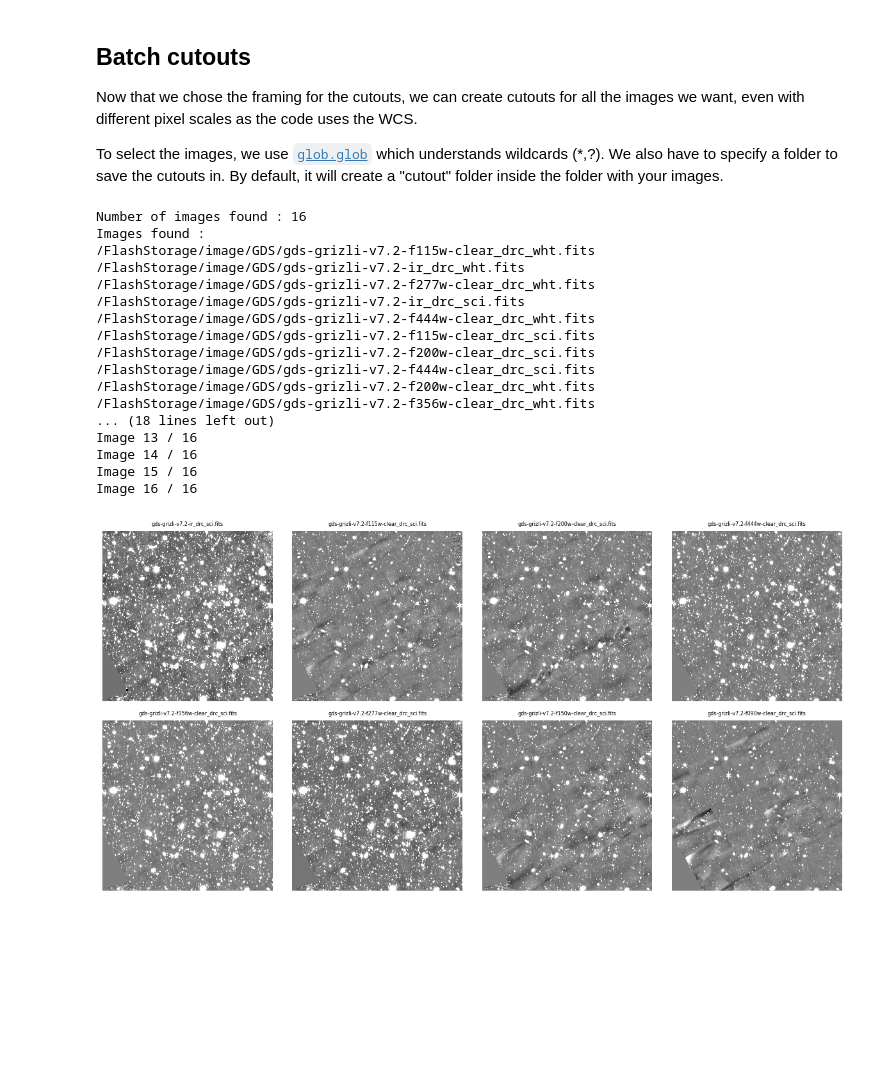
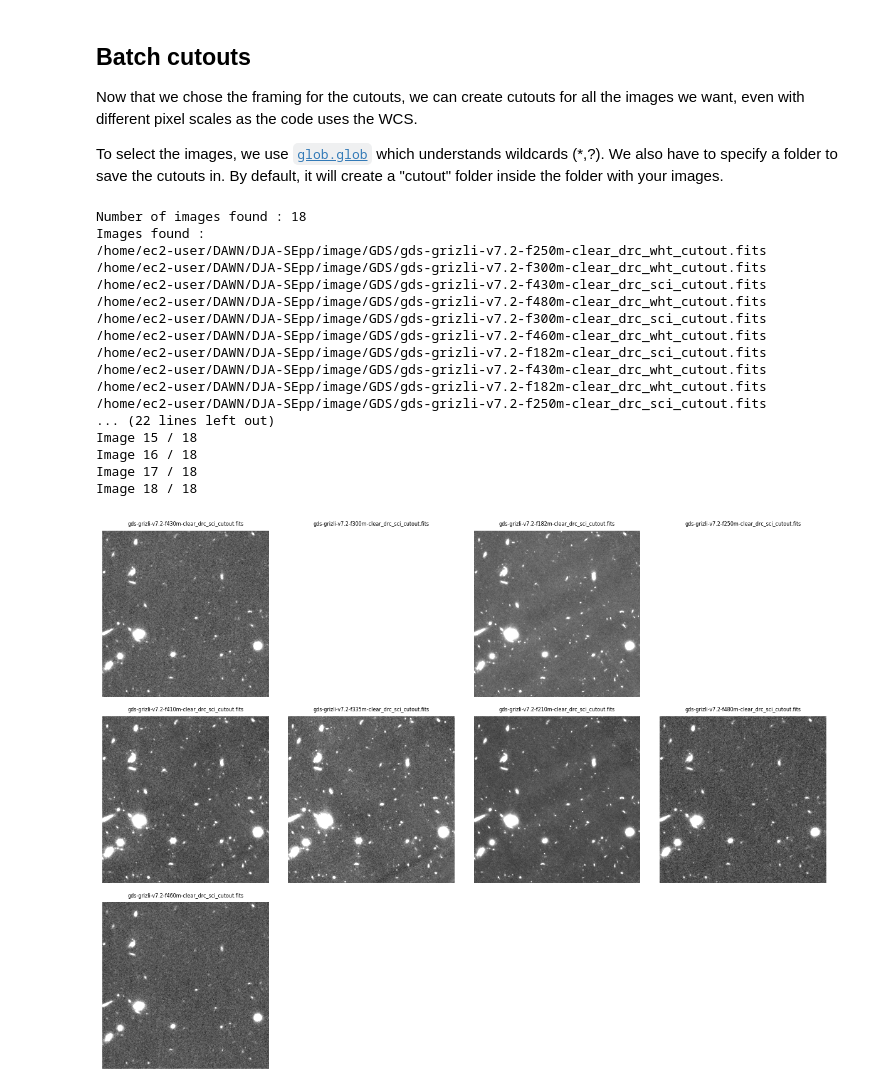
Before and after one commit to AstroAure/DJA-SEpp, a Jupyter notebook: 00.2_Cutout.ipynb, the cells around one changed output. Saved outputs shown, nothing was run; the diff lists cells and outputs as text; code cells hidden in the pictures; blank space fills up the shorter version.

```diff
--- a/00.2_Cutout.ipynb
+++ b/00.2_Cutout.ipynb
@@ -46,8 +46,8 @@ def add_good_scalebar(ax, wcs, color='white', fraction=0.25, corner='bottom righ
     size = good_values[np.argmin(dist)]
     add_scalebar(ax, size, label=f"{size:latex}", color=color, fontproperties=FontProperties(size='x-large'), label_top=True, pad=pad, corner=corner)
 # %%
-filename = f"/FlashStorage/image/GDS/gds-grizli-v7.2-f444w-clear_drc_sci.fits"
-# filename = f"/home/ec2-user/DAWN/DJA-SEpp/image/GDS/gds-grizli-v7.2-f200w-clear_drc_sci_cutout.fits"
+# filename = f"/FlashStorage/image/GDS/gds-grizli-v7.2-f444w-clear_drc_sci.fits"
+filename = f"/home/ec2-user/DAWN/DJA-SEpp/image/GDS/gds-grizli-v7.2-f200w-clear_drc_sci_cutout.fits"
 
 hdu = fits.open(filename, memmap=True)[0]
 wcs = WCS(hdu.header)
@@ -55,7 +55,7 @@ wcs = WCS(hdu.header)
 center = SkyCoord('53.17 -27.78', frame='icrs', unit='deg') # GDS
 # center = SkyCoord('10h00m35s 02d20m00s', frame='icrs') # COSMOS
 # center = SkyCoord('14h19m45s 52d54m00s', frame='icrs') # CEERS
-size=u.Quantity((4.0,4.0), u.arcmin)
+size=u.Quantity((2.0,2.0), u.arcmin)
 
 cutout = Cutout2D(hdu.data,
                   position=center, size=size,
@@ -151,29 +151,29 @@ def save_cutouts(generic_filename   : str,
 # %%
 center = SkyCoord('53.17 -27.78', frame='icrs', unit='deg') # GDS
 # center = SkyCoord('10h00m35s 02d20m00s', frame='icrs') # COSMOS
 # center = SkyCoord('14h19m39s 52d54m00s', frame='icrs') # CEERS
-size=u.Quantity((4.0,4.0), u.arcmin)
+size=u.Quantity((0.5,0.5), u.arcmin)
 
-save_cutouts(generic_filename="/FlashStorage/image/GDS/*.fits",
+save_cutouts(generic_filename="/home/ec2-user/DAWN/DJA-SEpp/image/GDS/*f*m*.fits",
              center=center, size=size,
-             save_folder="/FlashStorage/image/GDS",
+             save_folder="//home/ec2-user/DAWN/DJA-SEpp/image/GDS",
              plot=True, plot_str="sci", verbose=True)
 # %% [output]
-Number of images found : 16
+Number of images found : 18
 Images found :
-/FlashStorage/image/GDS/gds-grizli-v7.2-f115w-clear_drc_wht.fits
-/FlashStorage/image/GDS/gds-grizli-v7.2-ir_drc_wht.fits
-/FlashStorage/image/GDS/gds-grizli-v7.2-f277w-clear_drc_wht.fits
-/FlashStorage/image/GDS/gds-grizli-v7.2-ir_drc_sci.fits
-/FlashStorage/image/GDS/gds-grizli-v7.2-f444w-clear_drc_wht.fits
-/FlashStorage/image/GDS/gds-grizli-v7.2-f115w-clear_drc_sci.fits
-/FlashStorage/image/GDS/gds-grizli-v7.2-f200w-clear_drc_sci.fits
-/FlashStorage/image/GDS/gds-grizli-v7.2-f444w-clear_drc_sci.fits
-/FlashStorage/image/GDS/gds-grizli-v7.2-f200w-clear_drc_wht.fits
-/FlashStorage/image/GDS/gds-grizli-v7.2-f356w-clear_drc_wht.fits
-... (18 lines left out)
-Image 13 / 16
-Image 14 / 16
-Image 15 / 16
-Image 16 / 16
+/home/ec2-user/DAWN/DJA-SEpp/image/GDS/gds-grizli-v7.2-f250m-clear_drc_wht_cutout.fits
+/home/ec2-user/DAWN/DJA-SEpp/image/GDS/gds-grizli-v7.2-f300m-clear_drc_wht_cutout.fits
+/home/ec2-user/DAWN/DJA-SEpp/image/GDS/gds-grizli-v7.2-f430m-clear_drc_sci_cutout.fits
+/home/ec2-user/DAWN/DJA-SEpp/image/GDS/gds-grizli-v7.2-f480m-clear_drc_wht_cutout.fits
+/home/ec2-user/DAWN/DJA-SEpp/image/GDS/gds-grizli-v7.2-f300m-clear_drc_sci_cutout.fits
+/home/ec2-user/DAWN/DJA-SEpp/image/GDS/gds-grizli-v7.2-f460m-clear_drc_wht_cutout.fits
+/home/ec2-user/DAWN/DJA-SEpp/image/GDS/gds-grizli-v7.2-f182m-clear_drc_sci_cutout.fits
+/home/ec2-user/DAWN/DJA-SEpp/image/GDS/gds-grizli-v7.2-f430m-clear_drc_wht_cutout.fits
+/home/ec2-user/DAWN/DJA-SEpp/image/GDS/gds-grizli-v7.2-f182m-clear_drc_wht_cutout.fits
+/home/ec2-user/DAWN/DJA-SEpp/image/GDS/gds-grizli-v7.2-f250m-clear_drc_sci_cutout.fits
+... (22 lines left out)
+Image 15 / 18
+Image 16 / 18
+Image 17 / 18
+Image 18 / 18
-[figure, old version]
+[figure, new version]
```
Also changed, not shown: parts of 1 cell of this notebook, 5 other files.
